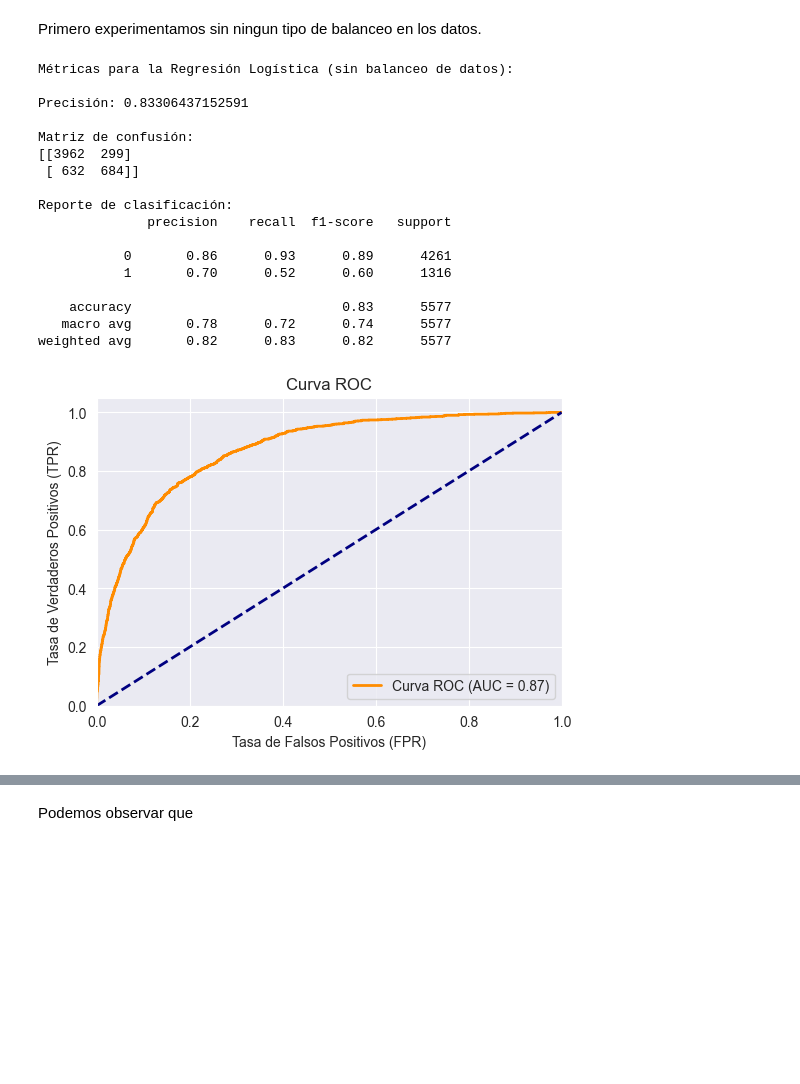
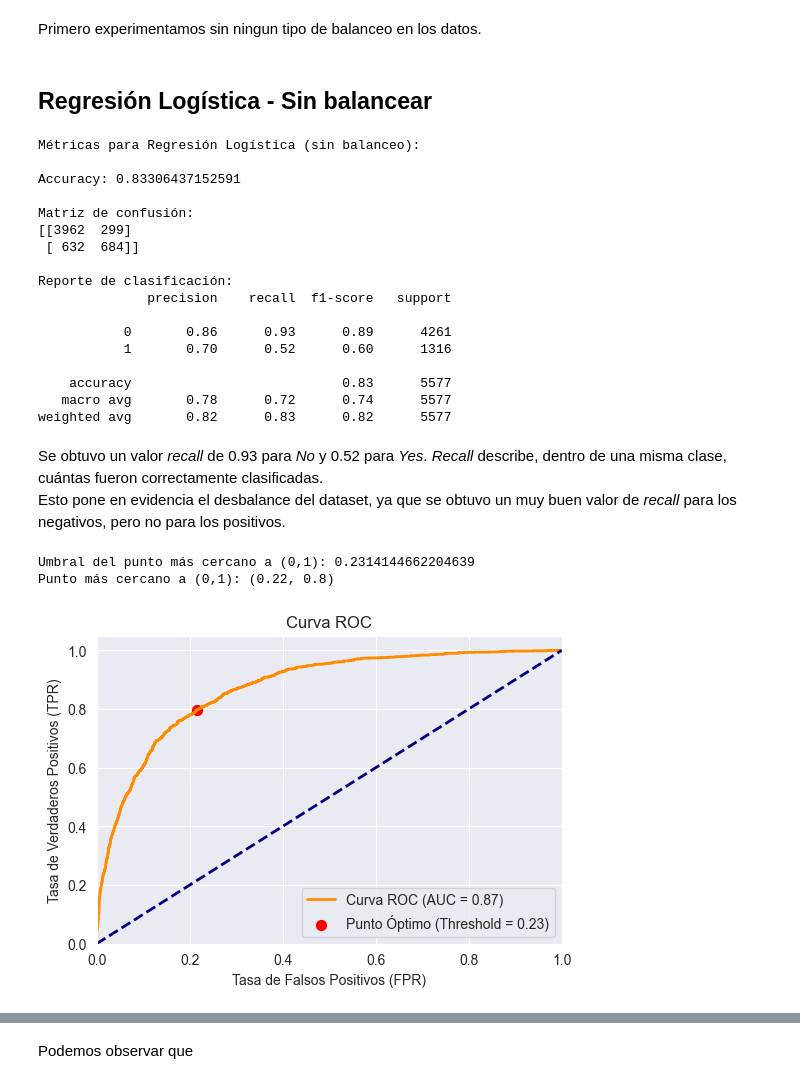
Before and after one commit to therokitoki/AA1-TUIA-Alsop-Hachen, a Jupyter notebook: tp2.ipynb, the cells around one changed output, grey strips where cells are left out. Cells and saved outputs as stored; diff of their text form; code cells hidden in the pictures; blank space fills up the shorter version.

```diff
--- a/tp2.ipynb
+++ b/tp2.ipynb
@@ -92,3 +93,35 @@ def boxplots(X: pd.DataFrame,y : pd.DataFrame, columns : pd.Index ) -> None:
             fig.delaxes(axes[num_rows - 1, i])
 
     plt.show()
+# %%
+def curvaRocCustom(test, prob) -> float:
+    fpr, tpr, thresholds = roc_curve(test, prob)
+    roc_auc = auc(fpr, tpr)
+    distancias = np.sqrt((fpr-0)**2 + (tpr-1)**2)
+
+    idx_optimo = np.argmin(distancias)
+    th_optimo = thresholds[idx_optimo]
+
+    print(f'Umbral del punto más cercano a (0,1): {th_optimo}')
+
+    punto_fpr = fpr[idx_optimo]
+    punto_tpr = tpr[idx_optimo]
+
+    print(f'Punto más cercano a (0,1): ({punto_fpr.round(2)}, {punto_tpr.round(2)})')
+
+    # Grafico la curva ROC
+    plt.figure(figsize=(6, 4))
+    plt.plot(fpr, tpr, color='darkorange', lw=2, label='Curva ROC (AUC = %0.2f)' % roc_auc)
+    plt.plot([0, 1], [0, 1], color='navy', lw=2, linestyle='--')
+
+    plt.scatter(fpr[idx_optimo], tpr[idx_optimo], color='red', s=50, label=f'Punto Óptimo (Threshold = {th_optimo:.2f})')
+
+    plt.xlim([0.0, 1.0])
+    plt.ylim([0.0, 1.05])
+    plt.xlabel('Tasa de Falsos Positivos (FPR)')
+    plt.ylabel('Tasa de Verdaderos Positivos (TPR)')
+    plt.title('Curva ROC')
+    plt.legend(loc="lower right")
+    plt.show()
+
+    return th_optimo
@@ -814,6 +891,8 @@ x_test_scaled = scaler.transform(x_test_imputer_v2)
 Primero experimentamos sin ningun tipo de balanceo en los datos.
 # %%
 y_train = y_train.to_numpy().ravel() # Transformamos en un Numpy array de 1D
+# %% [markdown]
+## Regresión Logística - Sin balancear
 # %%
 # Creamos el modelo de Regresión logística
 logistic_model = LogisticRegression(random_state=42, max_iter=200) # Incrementamos las iteraciones así puede converger
@@ -822,20 +901,11 @@ logistic_model.fit(x_train_scaled, y_train)
 y_pred = logistic_model.predict(x_test_scaled)
 
 # Visualizamos las métricas
-accuracy_logreg = accuracy_score(y_test, y_pred)
-confusion_matrix_logreg = confusion_matrix(y_test, y_pred)
-classification_report_logreg = classification_report(y_test, y_pred)
-
-print("Métricas para la Regresión Logística (sin balanceo de datos):")
-print(f'\nPrecisión: {accuracy_logreg}')
-print("\nMatriz de confusión:")
-print(confusion_matrix_logreg)
-print("\nReporte de clasificación:")
-print(classification_report_logreg)
+logRegMetrics(y_test,y_pred,'Regresión Logística (sin balanceo)')
 # %% [output]
-Métricas para la Regresión Logística (sin balanceo de datos):
+Métricas para Regresión Logística (sin balanceo):
 
-Precisión: 0.83306437152591
+Accuracy: 0.83306437152591
 
 Matriz de confusión:
 [[3962  299]
@@ -850,24 +920,15 @@ Reporte de clasificación:
     accuracy                           0.83      5577
    macro avg       0.78      0.72      0.74      5577
 weighted avg       0.82      0.83      0.82      5577
+# %% [markdown]
+Se obtuvo un valor _recall_ de 0.93 para _No_ y 0.52 para _Yes_. _Recall_ describe, dentro de una misma clase, cuántas fueron correctamente clasificadas.
+Esto pone en evidencia el desbalance del dataset, ya que se obtuvo un muy buen valor de _recall_ para los negativos, pero no para los positivos.
 # %%
 # Obtengo las probabilidades de predicción del modelo
 y_probs = logistic_model.predict_proba(x_test_scaled)[:, 1]
 
-# Calculo la ROC y el AUC
-fpr, tpr, thresholds = roc_curve(y_test, y_probs)
-roc_auc = auc(fpr, tpr)
+logistic_model_th = curvaRocCustom(y_test,y_probs)
+# %% [output]
+Umbral del punto más cercano a (0,1): 0.2314144662204639
+Punto más cercano a (0,1): (0.22, 0.8)
+[figure, added]
-# %%
-# Grafico la curva ROC
-plt.figure(figsize=(6, 4))
-plt.plot(fpr, tpr, color='darkorange', lw=2, label='Curva ROC (AUC = %0.2f)' % roc_auc)
-plt.plot([0, 1], [0, 1], color='navy', lw=2, linestyle='--')
-plt.xlim([0.0, 1.0])
-plt.ylim([0.0, 1.05])
-plt.xlabel('Tasa de Falsos Positivos (FPR)')
-plt.ylabel('Tasa de Verdaderos Positivos (TPR)')
-plt.title('Curva ROC')
-plt.legend(loc="lower right")
-plt.show()
-# %% [output]
-[figure, removed]
```
Also changed, not shown: parts of 34 cells of this notebook.
